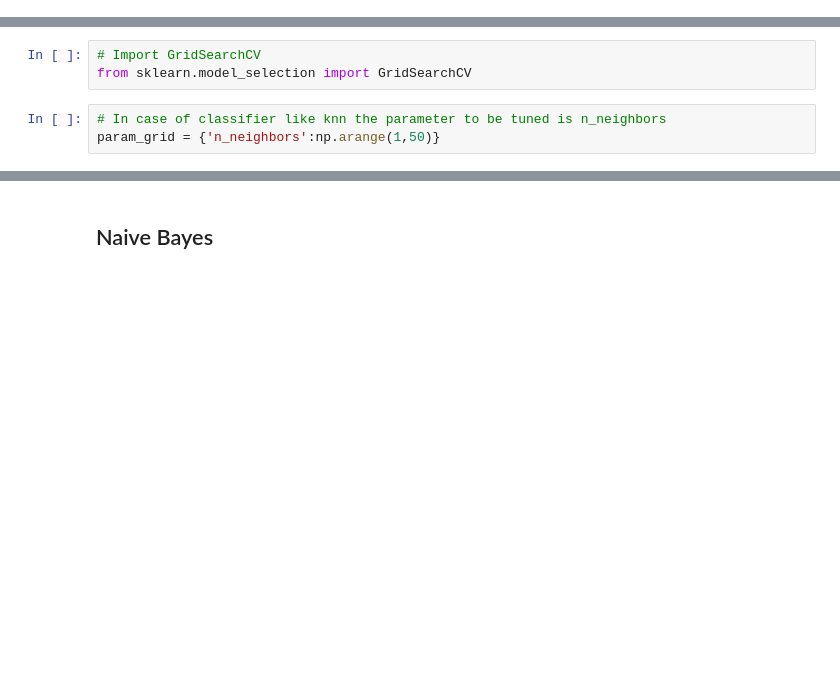
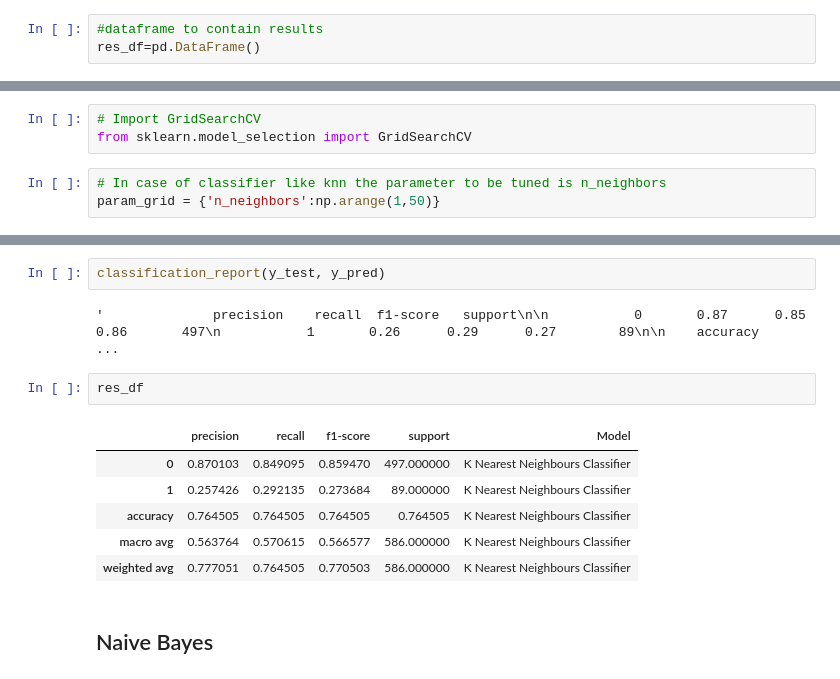
Before and after one commit to Arvind-krishna/Classification---Cardiovascular-Risk-prediction, a Jupyter notebook: Cardiovascular_risk.ipynb, the cells around one changed output, grey strips where cells are left out. Cells and saved outputs as stored; diff of their text form; blank space fills up the shorter version.

```diff
--- a/Cardiovascular_risk.ipynb
+++ b/Cardiovascular_risk.ipynb
@@ -285,6 +298,9 @@ df_test_scaled = pd.DataFrame(scaler_range.transform(X_test))
 # %%
 from imblearn.combine import SMOTETomek
 X_smote, y_smote = SMOTETomek(random_state=42).fit_resample(X_train, y_train)
+# %%
+#dataframe to contain results
+res_df=pd.DataFrame()
 # %% [markdown]
 ## KNN
 # %%
@@ -397,3 +423,16 @@ knn_cv.best_params_
+# %%
+classification_report(y_test, y_pred)
+# %% [output]
+'              precision    recall  f1-score   support\n\n           0       0.87      0.85      0.86       497\n           1       0.26      0.29      0.27        89\n\n    accuracy                   ...
+# %%
+res_df
+# %% [output]
+|  | precision | recall | f1-score | support | Model |
+| 0 | 0.870103 | 0.849095 | 0.859470 | 497.000000 | K Nearest Neighbours Classifier |
+| 1 | 0.257426 | 0.292135 | 0.273684 | 89.000000 | K Nearest Neighbours Classifier |
+| accuracy | 0.764505 | 0.764505 | 0.764505 | 0.764505 | K Nearest Neighbours Classifier |
+| macro avg | 0.563764 | 0.570615 | 0.566577 | 586.000000 | K Nearest Neighbours Classifier |
+| weighted avg | 0.777051 | 0.764505 | 0.770503 | 586.000000 | K Nearest Neighbours Classifier |
 # %% [markdown]
 ## Naive Bayes
 # %%
```
Also changed, not shown: parts of 24 cells of this notebook.
